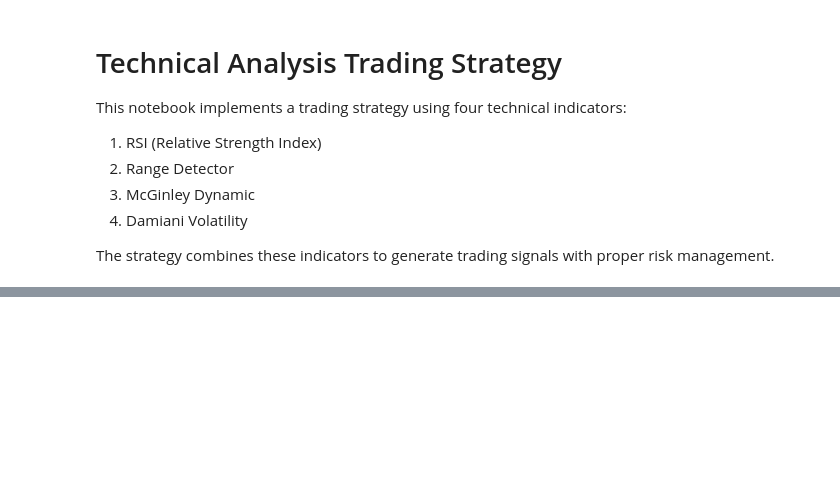
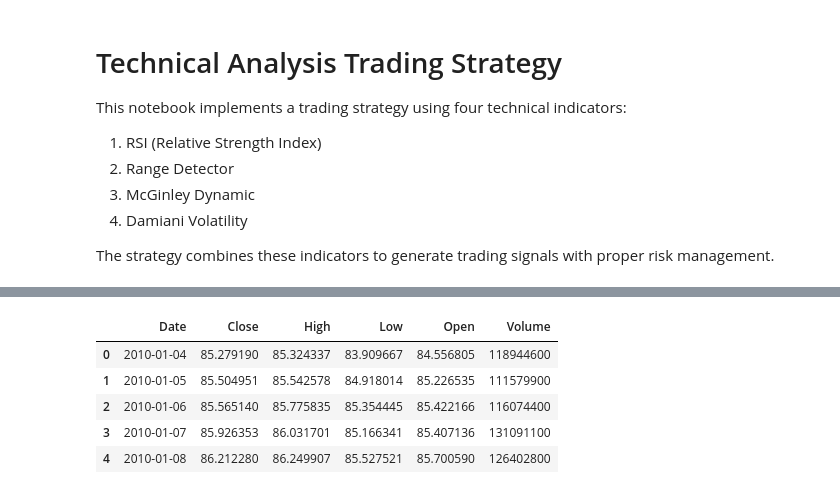
Before and after one commit to HunanDragon/Python_Stock_Trading_by_AI_2025, a Jupyter notebook: Technical_Indicators_Strategy.ipynb, the cells around one changed output, grey strips where cells are left out. Cells and saved outputs as stored; diff of their text form; code cells hidden in the pictures; blank space fills up the shorter version.

```diff
--- a/Technical_Indicators_Strategy.ipynb
+++ b/Technical_Indicators_Strategy.ipynb
@@ -97 +107,14 @@ dtype: int64
+# %%
+# Load stock data
+symbol = 'SPY'  # Replace with your actual symbol
+df = pd.read_csv(f"{symbol}.csv", parse_dates=['Date'])  # Parse dates during CSV reading
+df = df.drop(columns=['dividends', 'stock splits', 'capital gains'], errors='ignore')
+df.head()
+# %% [output]
+|  | Date | Close | High | Low | Open | Volume |
+| 0 | 2010-01-04 | 85.279190 | 85.324337 | 83.909667 | 84.556805 | 118944600 |
+| 1 | 2010-01-05 | 85.504951 | 85.542578 | 84.918014 | 85.226535 | 111579900 |
+| 2 | 2010-01-06 | 85.565140 | 85.775835 | 85.354445 | 85.422166 | 116074400 |
+| 3 | 2010-01-07 | 85.926353 | 86.031701 | 85.166341 | 85.407136 | 131091100 |
+| 4 | 2010-01-08 | 86.212280 | 86.249907 | 85.527521 | 85.700590 | 126402800 |
 # %%
```
Also changed, not shown: parts of 11 cells of this notebook, 3 other files.
